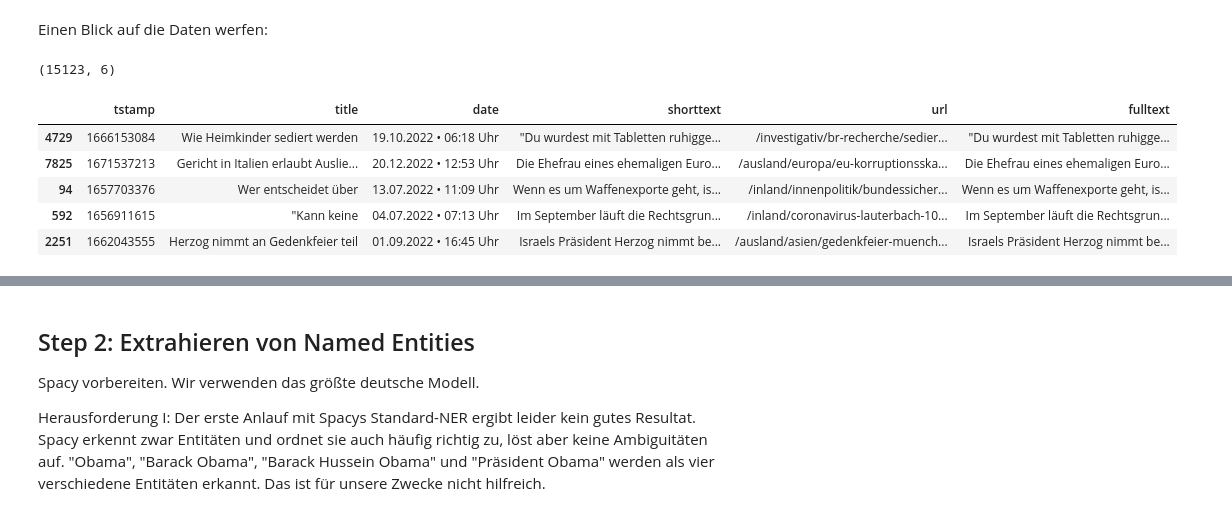
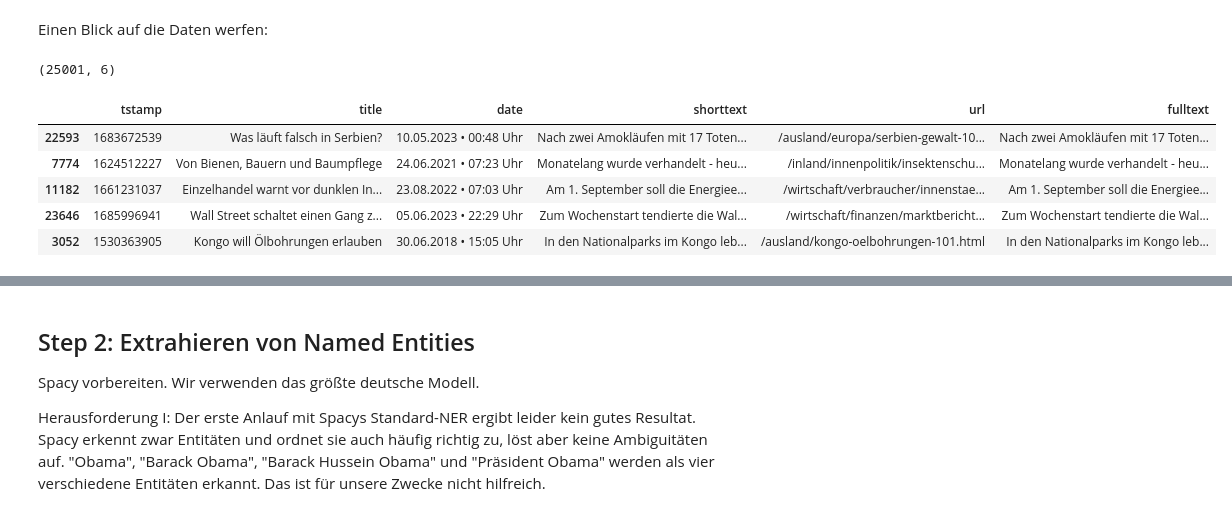
Before and after one commit to patmanteau/mbb-asud-paper-archive, a Jupyter notebook: src/mbb-asud-paper-polars.ipynb, the cells around one changed output, grey strips where cells are left out. Drawn from its saved outputs; the diff is of its cells as text; code cells hidden in the pictures.

```diff
--- a/src/mbb-asud-paper-polars.ipynb
+++ b/src/mbb-asud-paper-polars.ipynb
@@ -51,14 +85,18 @@ scrapy crawl tagesspider -O ../data/1_tagesschau.jsonl
 # %% [markdown]
 Einen Blick auf die Daten werfen:
 # %%
-df_texts = pd.read_json(open(f"{_dd}/1_tagesschau.jsonl", "r", encoding="utf8"), lines=True)
+article_file = f"{_dd}/1_tagesschau_20230704.jsonl"
+
+df_texts = pd.read_json(open(article_file, "r", encoding="utf8"), lines=True)
+
 print(df_texts.shape)
+
 df_texts.sample(5)
 # %% [output]
-(15123, 6)
+(25001, 6)
 |  | tstamp | title | date | shorttext | url | fulltext |
-| 4729 | 1666153084 | Wie Heimkinder sediert werden | 19.10.2022 • 06:18 Uhr | "Du wurdest mit Tabletten ruhigge... | /investigativ/br-recherche/sedier... | "Du wurdest mit Tabletten ruhigge... |
-| 7825 | 1671537213 | Gericht in Italien erlaubt Auslie... | 20.12.2022 • 12:53 Uhr | Die Ehefrau eines ehemaligen Euro... | /ausland/europa/eu-korruptionsska... | Die Ehefrau eines ehemaligen Euro... |
-| 94 | 1657703376 | Wer entscheidet über | 13.07.2022 • 11:09 Uhr | Wenn es um Waffenexporte geht, is... | /inland/innenpolitik/bundessicher... | Wenn es um Waffenexporte geht, is... |
-| 592 | 1656911615 | "Kann keine | 04.07.2022 • 07:13 Uhr | Im September läuft die Rechtsgrun... | /inland/coronavirus-lauterbach-10... | Im September läuft die Rechtsgrun... |
-| 2251 | 1662043555 | Herzog nimmt an Gedenkfeier teil | 01.09.2022 • 16:45 Uhr | Israels Präsident Herzog nimmt be... | /ausland/asien/gedenkfeier-muench... | Israels Präsident Herzog nimmt be... |
+| 22593 | 1683672539 | Was läuft falsch in Serbien? | 10.05.2023 • 00:48 Uhr | Nach zwei Amokläufen mit 17 Toten... | /ausland/europa/serbien-gewalt-10... | Nach zwei Amokläufen mit 17 Toten... |
+| 7774 | 1624512227 | Von Bienen, Bauern und Baumpflege | 24.06.2021 • 07:23 Uhr | Monatelang wurde verhandelt - heu... | /inland/innenpolitik/insektenschu... | Monatelang wurde verhandelt - heu... |
+| 11182 | 1661231037 | Einzelhandel warnt vor dunklen In... | 23.08.2022 • 07:03 Uhr | Am 1. September soll die Energiee... | /wirtschaft/verbraucher/innenstae... | Am 1. September soll die Energiee... |
+| 23646 | 1685996941 | Wall Street schaltet einen Gang z... | 05.06.2023 • 22:29 Uhr | Zum Wochenstart tendierte die Wal... | /wirtschaft/finanzen/marktbericht... | Zum Wochenstart tendierte die Wal... |
+| 3052 | 1530363905 | Kongo will Ölbohrungen erlauben | 30.06.2018 • 15:05 Uhr | In den Nationalparks im Kongo leb... | /ausland/kongo-oelbohrungen-101.html | In den Nationalparks im Kongo leb... |
```
Also changed, not shown: parts of 44 cells of this notebook.
